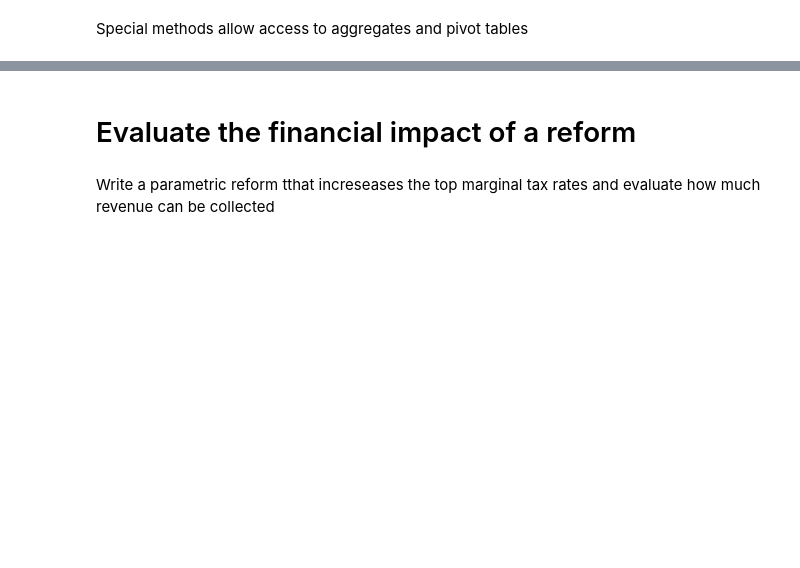
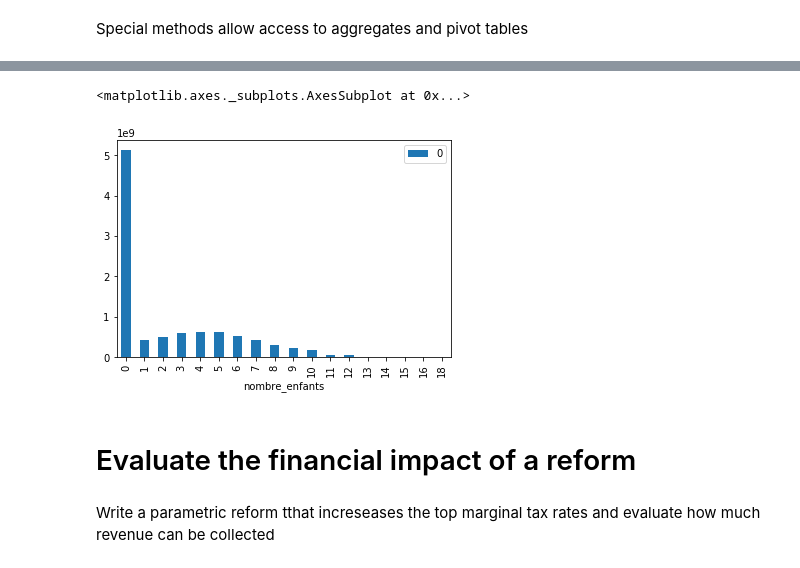
Before and after one commit to benjello/ppd-micro-simulations-and-public-policies, a Jupyter notebook: notebooks/Fake-data-Senegal.ipynb, the cells around one changed output, grey strips where cells are left out. Cells and saved outputs as stored; diff of their text form; code cells hidden in the pictures; blank space fills up the shorter version.

```diff
--- a/notebooks/Fake-data-Senegal.ipynb
+++ b/notebooks/Fake-data-Senegal.ipynb
@@ -88,10 +113,13 @@ scenario.compute_aggregate('impot_revenus')
 # %%
 scenario.compute_pivot_table(
     aggfunc = 'sum',
     values = ['impot_revenus'],
     columns = ['nombre_enfants'],
     period = 2017,
-    ).stack().reset_index().plot(x = 'nombre_enfants')
+    ).stack().reset_index().plot(x = 'nombre_enfants', kind = 'bar')
+# %% [output]
+<matplotlib.axes._subplots.AxesSubplot at 0x...>
+[figure, added]
 # %% [markdown]
 # Evaluate the financial impact of a reform
 # %% [markdown]
```
Also changed, not shown: parts of 26 cells of this notebook, 2 other files.
